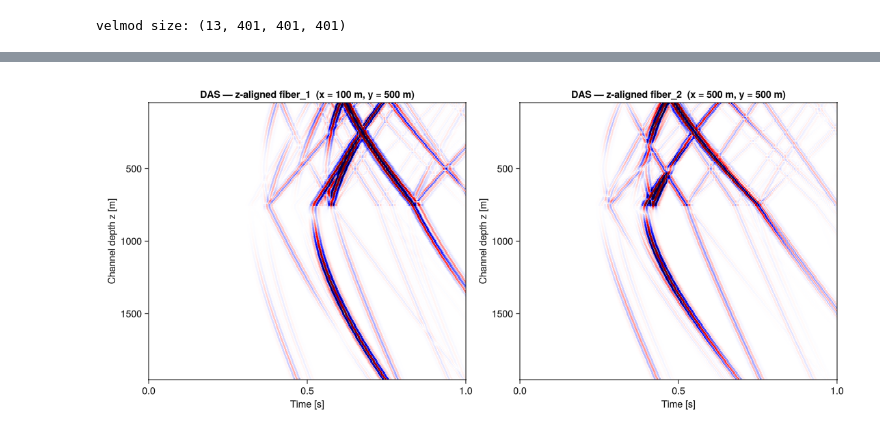
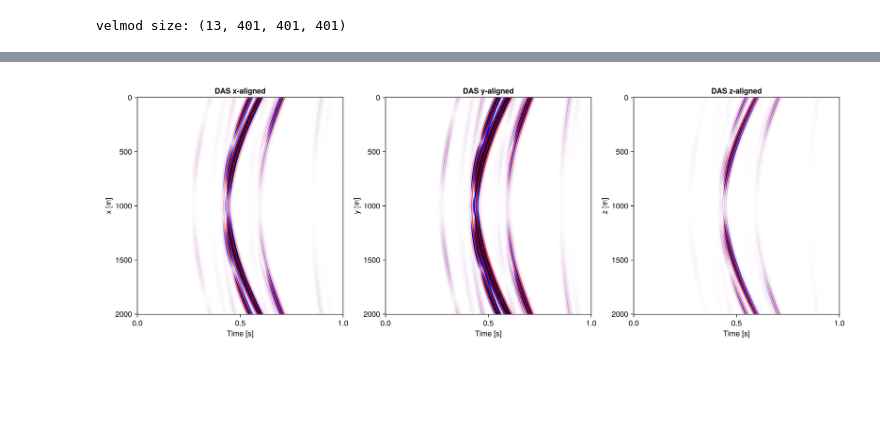
Before and after one commit to wtegtow/ElasticFDSG.jl, a Jupyter notebook: examples/demo3d.ipynb, the cells around one changed output, grey strips where cells are left out. Drawn from its saved outputs; the diff is of its cells as text; code cells hidden in the pictures; blank space fills up the shorter version.

```diff
--- a/examples/demo3d.ipynb
+++ b/examples/demo3d.ipynb
@@ -236,5 +208,5 @@ Results saved.
 # %%
-results   = ElasticFDSG.load_results(joinpath(@__DIR__, "demo3d.h5"))
+results   = load_results(joinpath(@__DIR__, "demo3d.h5"))
 
 grid      = results["grid"]
 x_coords  = grid["x_coordinates"]
@@ -242,11 +214,9 @@ y_coords  = grid["y_coordinates"]
 z_coords  = grid["z_coordinates"]
 time      = results["time"]["time"]
 snapshots = results["snapshots"]
+snap_times = snapshots["times"]
 geophones = results["geophones"]
 das       = results["das"]
 
-snap_times = snapshots["times"]
-println("Loaded $(length(time)) time steps, $(length(snap_times)) snapshots")
-println("Geophones: $(length(geophones))")
-println("DAS z-aligned fibers: $(length(das["z_aligned"]))")
+results
 # %% [output]
@@ -341,24 +297,29 @@ They record axial strain along the z-axis.
 # %%
-fig = Figure(size=(1100, 500))
+# unpack
+fx_x = results["das"]["x_aligned"]["fiber_1"]["location"][1,:]
+fx_d = results["das"]["x_aligned"]["fiber_1"]["data"]
 
-for (i, fiber_key) in enumerate(("fiber_1", "fiber_2"))
-    fiber     = das["z_aligned"][fiber_key]
-    data      = fiber["data"]                 # shape: (n_channels, n_time)
-    loc       = fiber["location"]             # shape: (3, n_channels)
-    z_channel = loc[3, :]
+fy_y = results["das"]["y_aligned"]["fiber_1"]["location"][2,:]
+fy_d = results["das"]["y_aligned"]["fiber_1"]["data"]
 
-    clim = maximum(abs, data) / 5
+fz_z = results["das"]["z_aligned"]["fiber_1"]["location"][3,:]
+fz_d = results["das"]["z_aligned"]["fiber_1"]["data"]
 
-    ax = Axis(fig[1, i],
-        title    = "DAS — z-aligned $(fiber_key)  (x = $(Int(loc[1,1])) m, y = $(Int(loc[2,1])) m)",
-        xlabel   = "Time [s]",
-        ylabel   = "Channel depth z [m]",
-        yreversed = true)
+# make figure
+fig = Figure(size=(1400,500))
 
-    hm = heatmap!(ax, time, z_channel, transpose(data);
-                  colormap=:seismic, colorrange=(-clim, clim))
-end
+ax1 = Axis(fig[1,1], yreversed=true, title="DAS x-aligned", xlabel="Time [s]", ylabel="x [m]")
+ax2 = Axis(fig[1,2], yreversed=true, title="DAS y-aligned", xlabel="Time [s]", ylabel="y [m]")
+ax3 = Axis(fig[1,3], yreversed=true, title="DAS z-aligned", xlabel="Time [s]", ylabel="z [m]")
+
+col_x = maximum(abs, fx_d) / 5
+col_y = maximum(abs, fy_d) / 5
+col_z = maximum(abs, fz_d) / 5
+
+heatmap!(ax1, time, fx_x, transpose(fx_d), colormap=:seismic, colorrange=(-col_x,col_x))
+heatmap!(ax2, time, fy_y, transpose(fx_d), colormap=:seismic, colorrange=(-col_y,col_y))
+heatmap!(ax3, time, fz_z, transpose(fx_d), colormap=:seismic, colorrange=(-col_z,col_z))
 
 fig
 # %% [output]
-[figure, old version]
+[figure, new version]
```
Also changed, not shown: parts of 19 cells of this notebook, 10 other files.
